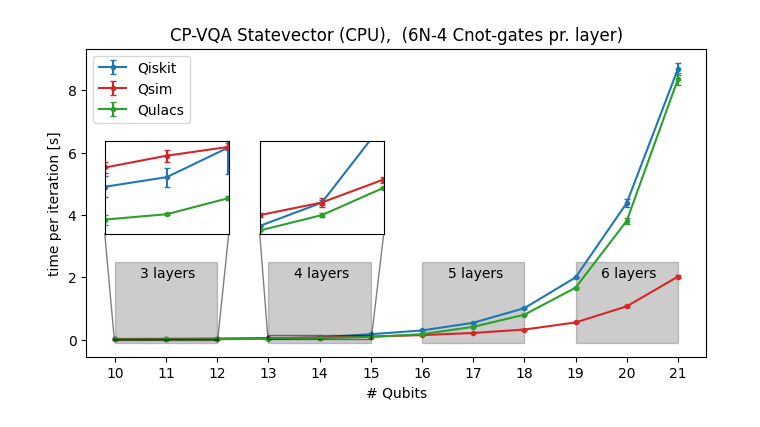
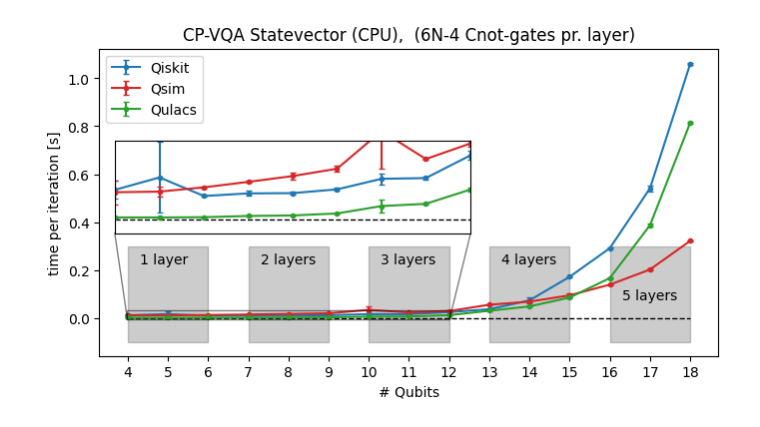
Before and after one commit to seba2390/Azurestuff, a Jupyter notebook: scripts/simulator_comparison_3.ipynb, the cells around one changed output. Drawn from its saved outputs; the diff is of its cells as text; code cells hidden in the pictures.

```diff
--- a/scripts/simulator_comparison_3.ipynb
+++ b/scripts/simulator_comparison_3.ipynb
@@ -16,7 +16,7 @@ from src.Tools import (portfolio_metrics,
                        qubo_limits,
                        check_qubo)
 # %%
-N_min, N_max = 10, 21
+N_min, N_max = 4, 18
 
 qiskit_res = {N: [] for N in range(N_min, N_max + 1)}
 qsim_res =   {N: [] for N in range(N_min, N_max + 1)}
@@ -26,7 +26,9 @@ N_seeds = 5
 seed = 100
 w_nnn = False
 
-layer_dict = {10: 3, 11: 3, 12: 3,
+layer_dict = {4:  1, 5:  1, 6 : 1,
+              7:  2, 8 : 2, 9 : 2,
+              10: 3, 11: 3, 12: 3,
               13: 4, 14: 4, 15: 4,
               16: 5, 17: 5, 18: 5,
               19: 6, 20: 6, 21: 6}
@@ -154,57 +156,51 @@ ax.set_title('CP-VQA Statevector (CPU),  (6N-4 Cnot-gates pr. layer)')
 
 ax.errorbar(N_vals, qiskit_avgs[:,0], yerr=qiskit_avgs[:,1], fmt='.-', capsize=2, label='Qiskit', color='tab:blue')
 ax.errorbar(N_vals, qsim_avgs[:,0], yerr=qsim_avgs[:,1], fmt='.-', capsize=2, label='Qsim', color='tab:red')
 ax.errorbar(N_vals, qulacs_avgs[:,0], yerr=qulacs_avgs[:,1], fmt='.-', capsize=2, label='Qulacs', color='tab:green')
-
+ax.hlines(0, N_vals[0], N_vals[-1],ls='--',color='k', lw = 1)
 ax.set_ylabel('time per iteration [s]')
 ax.set_xlabel('# Qubits')
 ax.set_xticks(N_vals)
 
-ax.fill_between(np.linspace(10,12,100), -np.ones(100)*0.1, np.ones(100)*2.5, alpha=0.2, color='k')
-ax.text(10.5,2,'3 layers')
+ax.fill_between(np.linspace(4,6,100), -np.ones(100)*0.1, np.ones(100)*0.3, alpha=0.2, color='k')
+ax.text(4.3,0.225,'1 layer')
 
-ax.fill_between(np.linspace(13,15,100), -np.ones(100)*0.1, np.ones(100)*2.5, alpha=0.2, color='k')
-ax.text(13.5,2,'4 layers')
+ax.fill_between(np.linspace(7,9,100), -np.ones(100)*0.1, np.ones(100)*0.3, alpha=0.2, color='k')
+ax.text(7.3,0.225,'2 layers')
 
-ax.fill_between(np.linspace(16,18,100), -np.ones(100)*0.1, np.ones(100)*2.5, alpha=0.2, color='k')
-ax.text(16.5,2,'5 layers')
+ax.fill_between(np.linspace(10,12,100), -np.ones(100)*0.1, np.ones(100)*0.3, alpha=0.2, color='k')
+ax.text(10.3,0.225,'3 layers')
 
-ax.fill_between(np.linspace(19,21,100), -np.ones(100)*0.1, np.ones(100)*2.5, alpha=0.2, color='k')
-ax.text(19.5,2,'6 layers')
+ax.fill_between(np.linspace(13,15,100), -np.ones(100)*0.1, np.ones(100)*0.3, alpha=0.2, color='k')
+ax.text(13.3,0.225,'4 layers')
+
+ax.fill_between(np.linspace(16,18,100), -np.ones(100)*0.1, np.ones(100)*0.3, alpha=0.2, color='k')
+ax.text(16.3,0.075,'5 layers')
+
+"""ax.fill_between(np.linspace(19,21,100), -np.ones(100)*0.1, np.ones(100)*2.5, alpha=0.2, color='k')
+ax.text(19.5,2,'6 layers')"""
 
 ################## miniplot ##################
 # inset axes....
-axins_x_left, axins_y_lower, axins_x_width, axins_height = 0.03, 0.4, 0.2, 0.3
+axins_x_left, axins_y_lower, axins_x_width, axins_height = 0.025, 0.4, 0.575, 0.3
 axins = ax.inset_axes([axins_x_left, axins_y_lower, axins_x_width, axins_height])
 axins.errorbar(N_vals, qiskit_avgs[:,0], yerr=qiskit_avgs[:,1], fmt='.-', capsize=2, label='Qiskit', color='tab:blue')
 axins.errorbar(N_vals, qsim_avgs[:,0], yerr=qsim_avgs[:,1], fmt='.-', capsize=2, label='Qsim', color='tab:red')
 axins.errorbar(N_vals, qulacs_avgs[:,0], yerr=qulacs_avgs[:,1], fmt='.-', capsize=2, label='Qulacs', color='tab:green')
+axins.hlines(0, N_vals[0], N_vals[-1],ls='--',color='k', lw = 1)
+
 axins.set_xticks([])
 axins.set_yticks([])
 # sub region of the original image
-x1, x2, y1, y2 = 9.99, 12.01, 0, 0.03
+x1, x2, y1, y2 = 3.99, 12.01, -0.005, 0.03
 axins.set_xlim(x1, x2)
 axins.set_ylim(y1, y2)
 axins.tick_params(axis='both', which='major', labelsize=10)
 ax.indicate_inset_zoom(axins, edgecolor="black")
 
 
-# inset axes....
-axins_x_left, axins_y_lower, axins_x_width, axins_height = 0.28, 0.4, 0.2, 0.3
-axins = ax.inset_axes([axins_x_left, axins_y_lower, axins_x_width, axins_height])
-axins.errorbar(N_vals, qiskit_avgs[:,0], yerr=qiskit_avgs[:,1], fmt='.-', capsize=2, label='Qiskit', color='tab:blue')
-axins.errorbar(N_vals, qsim_avgs[:,0], yerr=qsim_avgs[:,1], fmt='.-', capsize=2, label='Qsim', color='tab:red')
-axins.errorbar(N_vals, qulacs_avgs[:,0], yerr=qulacs_avgs[:,1], fmt='.-', capsize=2, label='Qulacs', color='tab:green')
-axins.set_xticks([])
-axins.set_yticks([])
-# sub region of the original image
-x1, x2, y1, y2 = 12.99, 15.01, 0.025, 0.15
-axins.set_xlim(x1, x2)
-axins.set_ylim(y1, y2)
-axins.tick_params(axis='both', which='major', labelsize=10)
-ax.indicate_inset_zoom(axins, edgecolor="black")
 
 ax.legend()
-plt.savefig('simulator_comparison_3.png', dpi=400)
+#plt.savefig('simulator_comparison_3.png', dpi=400)
 # %% [output]
-[figure, old version]
+[figure, new version]
```
Also changed, not shown: 3 other files.
